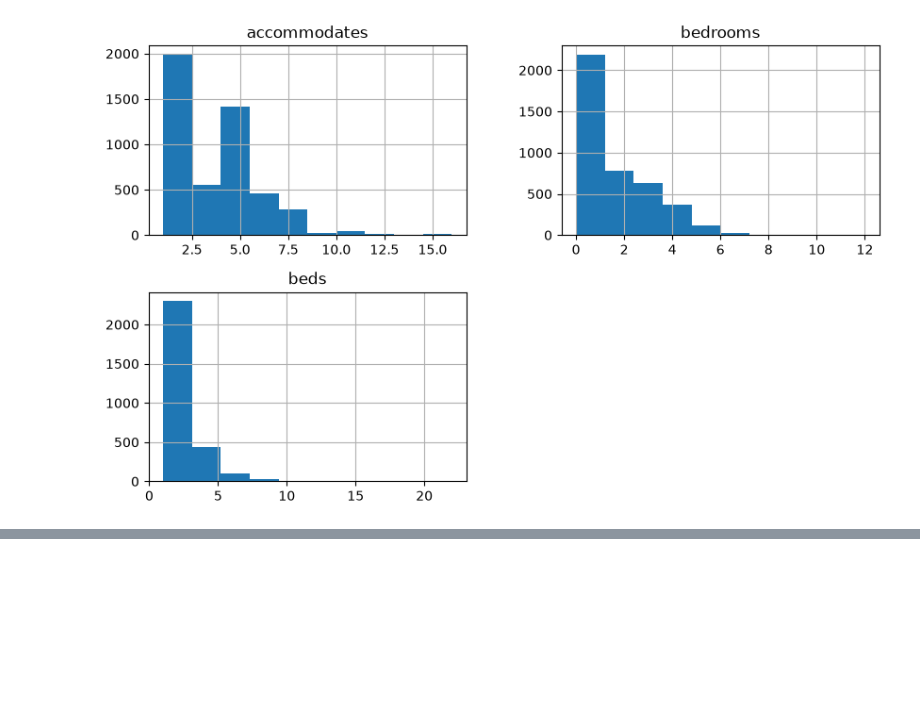
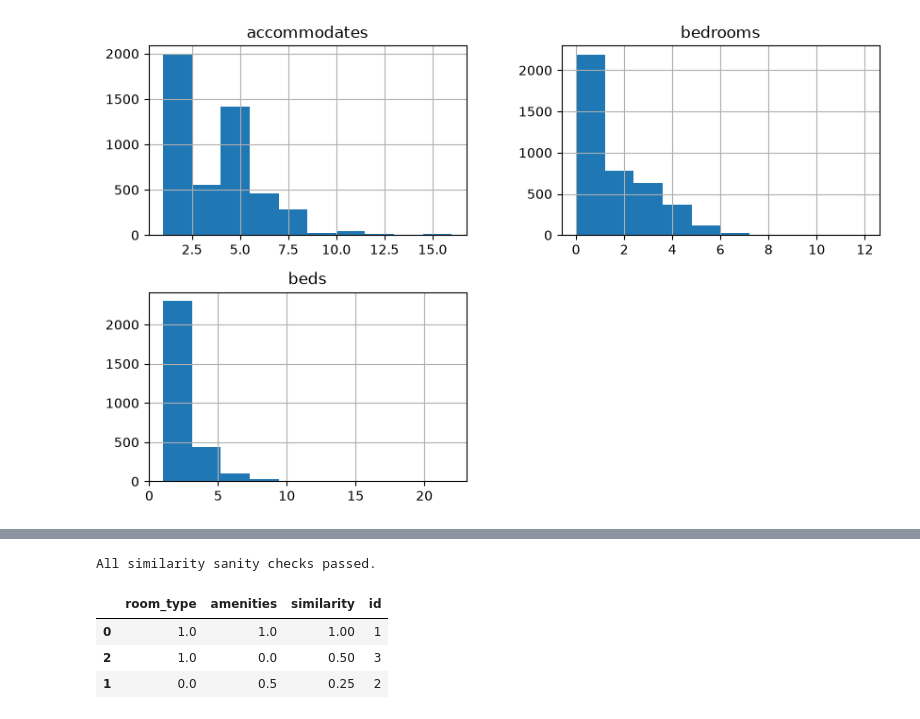
Before and after one commit to Petterluring/4dt911-vis-project-research, a Jupyter notebook: notebooks/experimentations/comparable_listings.ipynb, the cells around one changed output, grey strips where cells are left out. Drawn from its saved outputs; the diff is of its cells as text; code cells hidden in the pictures; blank space fills up the shorter version.

```diff
--- a/notebooks/experimentations/comparable_listings.ipynb
+++ b/notebooks/experimentations/comparable_listings.ipynb
@@ -211,0 +301,41 @@ listing_amenities_df
+# %%
+test_listings = pd.DataFrame({
+    "id": [1, 2, 3],
+    "room_type": ["Private room", "Entire home", "Private room"],
+    "district": ["A", "B", "A"],
+    "accommodates": [2.0, 4.0, np.nan],
+    "bedrooms": [1, 2, 3],
+    "beds": [1, 2, 3],
+})
+test_amenities = pd.DataFrame({
+    "listing_id": [1, 1, 2],
+    "amenity": ["Wifi", "Kitchen", "Wifi"],
+})
+
+# With just room_type and amenities, listing 1 is an exact match.
+query = {"room_type": "Private room", "amenities": ["Wifi", "Kitchen"]}
+scores = similarity(query, test_listings, test_amenities, return_components=True)
+assert np.isclose(scores.set_index("id").loc[1, "similarity"], 1.0)
+assert np.isclose(scores.set_index("id").loc[2, "similarity"], 0.25)
+
+# A missing existing value scores 0 for a specified numerical feature.
+num_scores = similarity({"accommodates": 2}, test_listings, test_amenities)
+assert np.isclose(num_scores.loc[2], 0.0)
+
+# Both amenity sets empty: listing 3 has no amenities, so scores 1.
+empty_scores = similarity({"amenities": []}, test_listings, test_amenities)
+assert np.isclose(empty_scores.loc[2], 1.0)
+
+# None excludes amenities altogether.
+ignored = similarity({"room_type": "Private room", "amenities": None}, test_listings, test_amenities)
+assert np.isclose(ignored.loc[0], 1.0)
+
+assert scores["similarity"].between(0, 1).all()
+print("All similarity sanity checks passed.")
+scores
+# %% [output]
+All similarity sanity checks passed.
+|  | room_type | amenities | similarity | id |
+| 0 | 1.0 | 1.0 | 1.00 | 1 |
+| 2 | 1.0 | 0.0 | 0.50 | 3 |
+| 1 | 0.0 | 0.5 | 0.25 | 2 |
```
Also changed, not shown: parts of 22 cells of this notebook.
